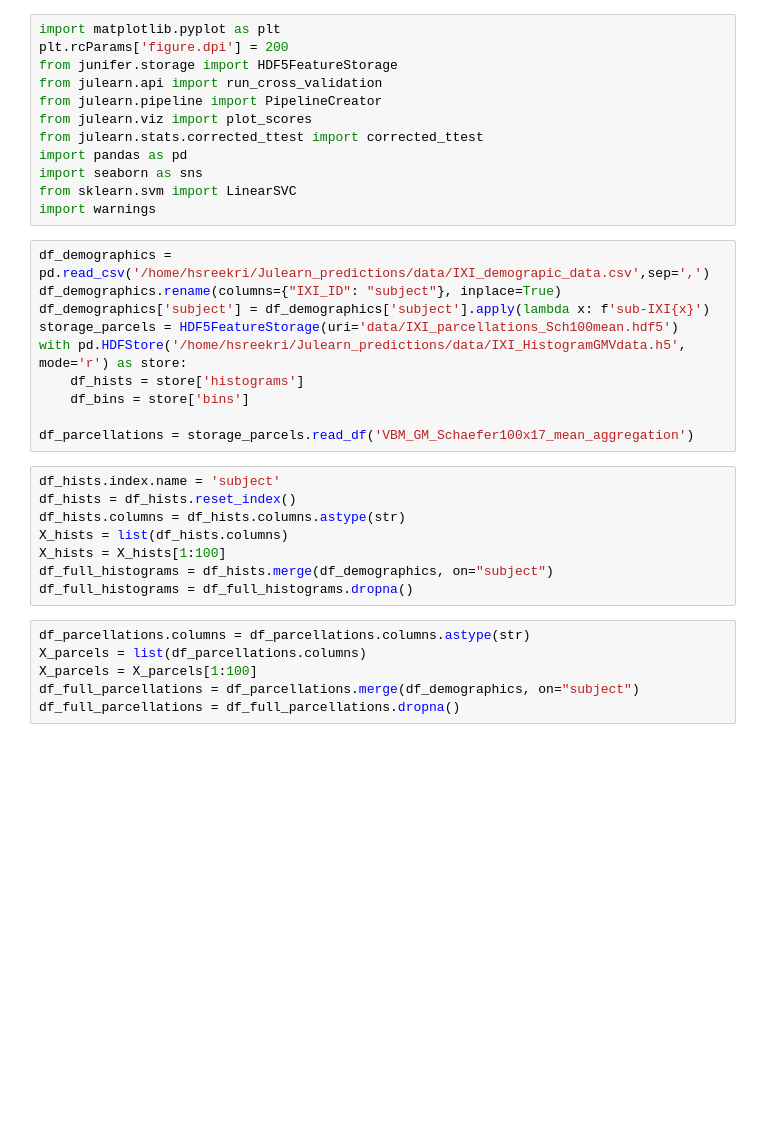
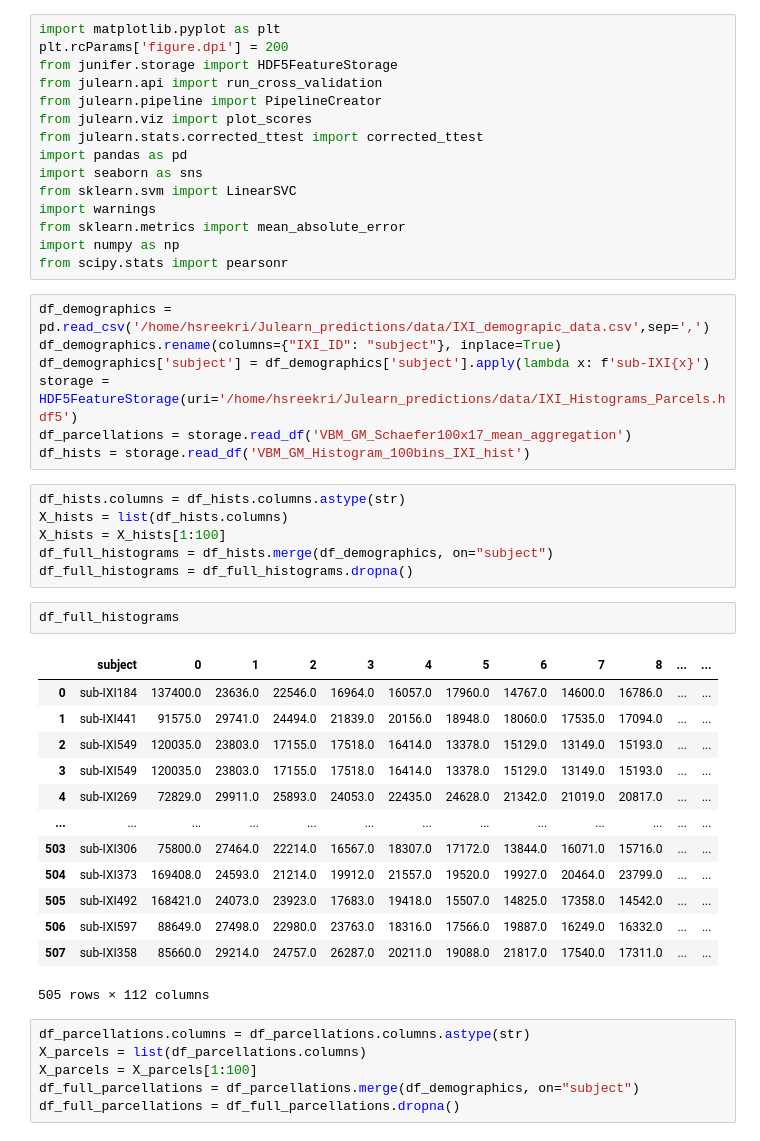
Before and after one commit to Cup-cake-lover/Julearn_predictions, a Jupyter notebook: IXI_combined_preds.ipynb, the cells around one changed output. Saved outputs shown, nothing was run; the diff lists cells and outputs as text; blank space fills up the shorter version.

```diff
--- a/IXI_combined_preds.ipynb
+++ b/IXI_combined_preds.ipynb
@@ -10,24 +10,38 @@ import pandas as pd
 import seaborn as sns
 from sklearn.svm import LinearSVC
 import warnings
+from sklearn.metrics import mean_absolute_error
+import numpy as np
+from scipy.stats import pearsonr
 # %%
 df_demographics = pd.read_csv('/home/hsreekri/Julearn_predictions/data/IXI_demograpic_data.csv',sep=',')
 df_demographics.rename(columns={"IXI_ID": "subject"}, inplace=True)
 df_demographics['subject'] = df_demographics['subject'].apply(lambda x: f'sub-IXI{x}')
-storage_parcels = HDF5FeatureStorage(uri='data/IXI_parcellations_Sch100mean.hdf5')
-with pd.HDFStore('/home/hsreekri/Julearn_predictions/data/IXI_HistogramGMVdata.h5', mode='r') as store:
-    df_hists = store['histograms']
-    df_bins = store['bins']
-
-df_parcellations = storage_parcels.read_df('VBM_GM_Schaefer100x17_mean_aggregation')
+storage = HDF5FeatureStorage(uri='/home/hsreekri/Julearn_predictions/data/IXI_Histograms_Parcels.hdf5')
+df_parcellations = storage.read_df('VBM_GM_Schaefer100x17_mean_aggregation')
+df_hists = storage.read_df('VBM_GM_Histogram_100bins_IXI_hist')
 # %%
-df_hists.index.name = 'subject'
-df_hists = df_hists.reset_index()
 df_hists.columns = df_hists.columns.astype(str)
 X_hists = list(df_hists.columns)
 X_hists = X_hists[1:100]
 df_full_histograms = df_hists.merge(df_demographics, on="subject")
 df_full_histograms = df_full_histograms.dropna()
+# %%
+df_full_histograms
+# %% [output]
+|  | subject | 0 | 1 | 2 | 3 | 4 | 5 | 6 | 7 | 8 | ... | ... |
+| 0 | sub-IXI184 | 137400.0 | 23636.0 | 22546.0 | 16964.0 | 16057.0 | 17960.0 | 14767.0 | 14600.0 | 16786.0 | ... | ... |
+| 1 | sub-IXI441 | 91575.0 | 29741.0 | 24494.0 | 21839.0 | 20156.0 | 18948.0 | 18060.0 | 17535.0 | 17094.0 | ... | ... |
+| 2 | sub-IXI549 | 120035.0 | 23803.0 | 17155.0 | 17518.0 | 16414.0 | 13378.0 | 15129.0 | 13149.0 | 15193.0 | ... | ... |
+| 3 | sub-IXI549 | 120035.0 | 23803.0 | 17155.0 | 17518.0 | 16414.0 | 13378.0 | 15129.0 | 13149.0 | 15193.0 | ... | ... |
+| 4 | sub-IXI269 | 72829.0 | 29911.0 | 25893.0 | 24053.0 | 22435.0 | 24628.0 | 21342.0 | 21019.0 | 20817.0 | ... | ... |
+| ... | ... | ... | ... | ... | ... | ... | ... | ... | ... | ... | ... | ... |
+| 503 | sub-IXI306 | 75800.0 | 27464.0 | 22214.0 | 16567.0 | 18307.0 | 17172.0 | 13844.0 | 16071.0 | 15716.0 | ... | ... |
+| 504 | sub-IXI373 | 169408.0 | 24593.0 | 21214.0 | 19912.0 | 21557.0 | 19520.0 | 19927.0 | 20464.0 | 23799.0 | ... | ... |
+| 505 | sub-IXI492 | 168421.0 | 24073.0 | 23923.0 | 17683.0 | 19418.0 | 15507.0 | 14825.0 | 17358.0 | 14542.0 | ... | ... |
+| 506 | sub-IXI597 | 88649.0 | 27498.0 | 22980.0 | 23763.0 | 18316.0 | 17566.0 | 19887.0 | 16249.0 | 16332.0 | ... | ... |
+| 507 | sub-IXI358 | 85660.0 | 29214.0 | 24757.0 | 26287.0 | 20211.0 | 19088.0 | 21817.0 | 17540.0 | 17311.0 | ... | ... |
+505 rows × 112 columns
 # %%
 df_parcellations.columns = df_parcellations.columns.astype(str)
 X_parcels = list(df_parcellations.columns)
```
Also changed, not shown: parts of 8 cells of this notebook.
